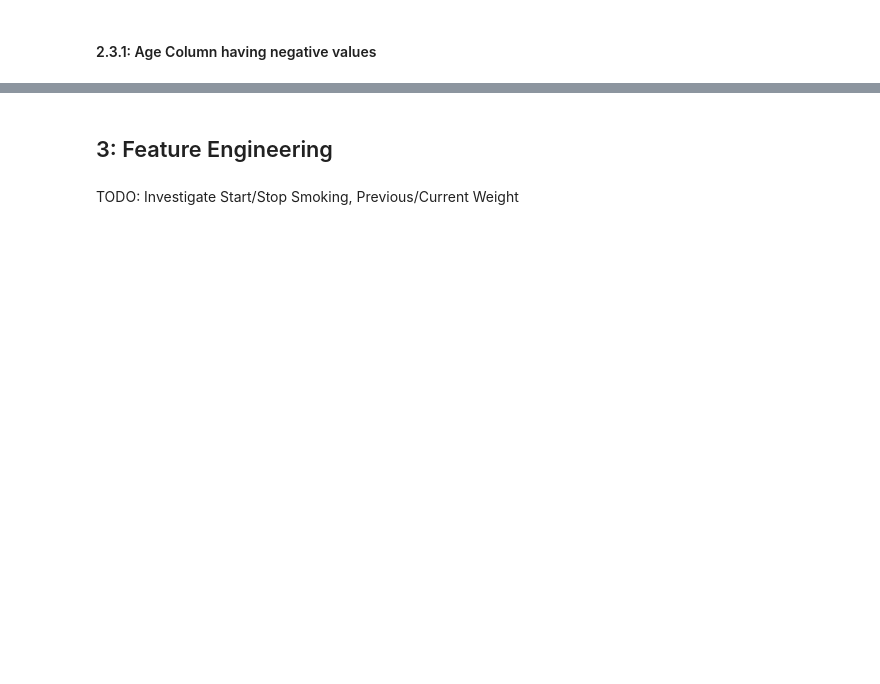
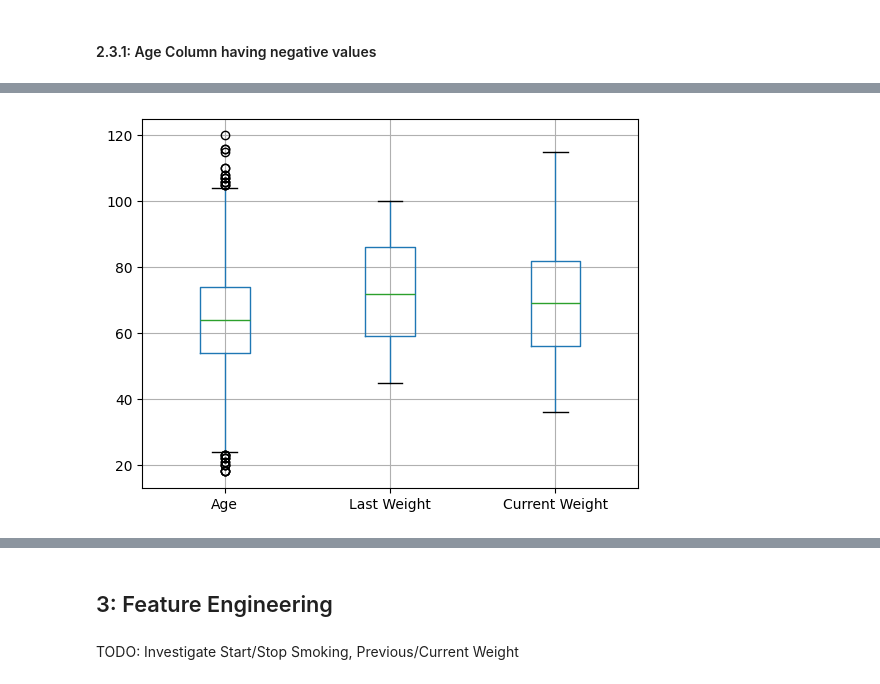
Before and after one commit to Allan-Poto/MLP_Project, a Jupyter notebook: eda.ipynb, the cells around one changed output, grey strips where cells are left out. Saved outputs shown, nothing was run; the diff lists cells and outputs as text; code cells hidden in the pictures; blank space fills up the shorter version.

```diff
--- a/eda.ipynb
+++ b/eda.ipynb
@@ -223,0 +374,5 @@ LOOK AT DISTRIBUTIONS, OUTLIERS, CORRELATION
+# %%
+NUM_DATA.boxplot()
+plt.show()
+# %% [output]
+[figure, added]
```
Also changed, not shown: parts of 100 cells of this notebook, 1 other file.
